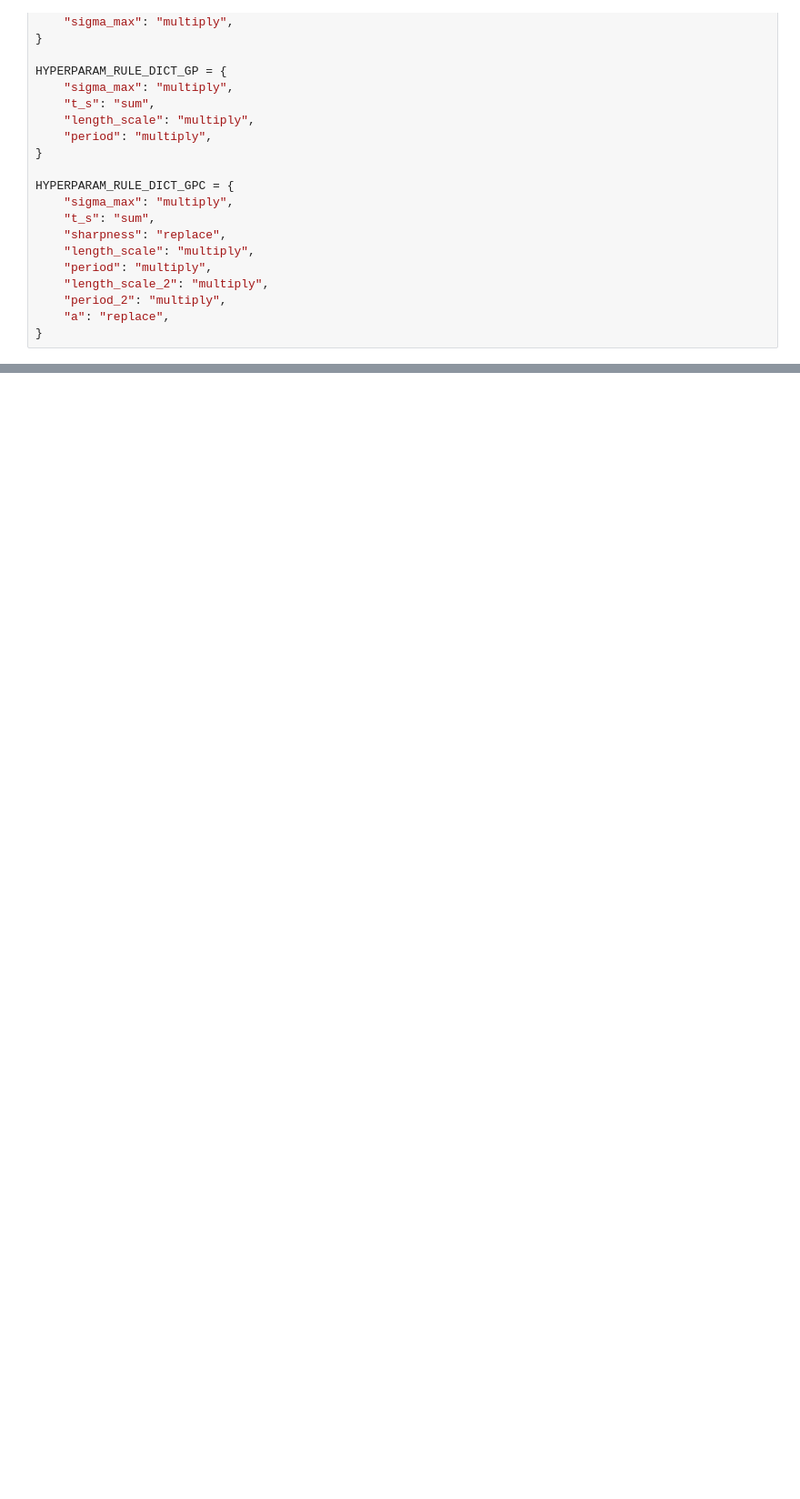
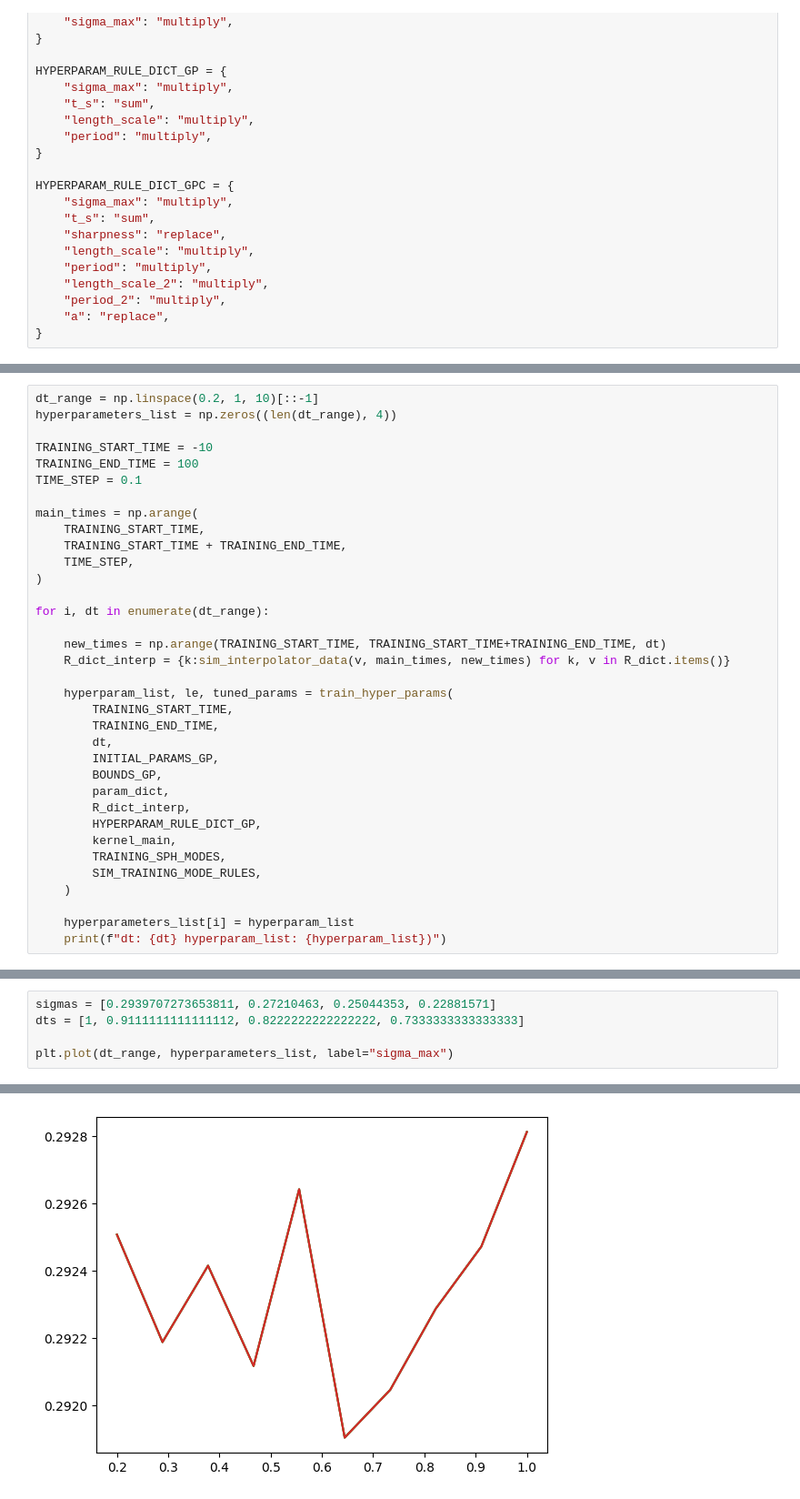
Before and after one commit to BGP-QNM-FITS/bgp_qnm_fits, a Jupyter notebook: bgp_qnm_fits/data/gp_kernel_tests.ipynb, the cells around one changed output, grey strips where cells are left out. Shown at 91% size. Drawn from its saved outputs; the diff is of its cells as text; blank space fills up the shorter version.

```diff
--- a/bgp_qnm_fits/data/gp_kernel_tests.ipynb
+++ b/bgp_qnm_fits/data/gp_kernel_tests.ipynb
@@ -206,0 +264,35 @@ KeyboardInterrupt:
+# %%
+dt_range = np.linspace(0.2, 1, 10)[::-1]
+hyperparameters_list = np.zeros((len(dt_range), 4))
+
+TRAINING_START_TIME = -10
+TRAINING_END_TIME = 100
+TIME_STEP = 0.1
+
+main_times = np.arange(
+    TRAINING_START_TIME,
+    TRAINING_START_TIME + TRAINING_END_TIME,
+    TIME_STEP,
+)
+
+for i, dt in enumerate(dt_range):
+
+    new_times = np.arange(TRAINING_START_TIME, TRAINING_START_TIME+TRAINING_END_TIME, dt)
+    R_dict_interp = {k:sim_interpolator_data(v, main_times, new_times) for k, v in R_dict.items()}
+
+    hyperparam_list, le, tuned_params = train_hyper_params(
+        TRAINING_START_TIME,
+        TRAINING_END_TIME,
+        dt,
+        INITIAL_PARAMS_GP,
+        BOUNDS_GP,
+        param_dict,
+        R_dict_interp,
+        HYPERPARAM_RULE_DICT_GP,
+        kernel_main,
+        TRAINING_SPH_MODES,
+        SIM_TRAINING_MODE_RULES,
+    )
+
+    hyperparameters_list[i] = hyperparam_list
+    print(f"dt: {dt} hyperparam_list: {hyperparam_list})")
@@ -206,0 +317,6 @@ KeyboardInterrupt:
+# %%
+sigmas = [0.2939707273653811, 0.27210463, 0.25044353, 0.22881571]
+dts = [1, 0.9111111111111112, 0.8222222222222222, 0.7333333333333333]
+
+plt.plot(dt_range, hyperparameters_list, label="sigma_max")
+# %% [output]
@@ -206,0 +327 @@ KeyboardInterrupt:
+[figure, added]
```
Also changed, not shown: parts of 18 cells of this notebook, 22 other files.
